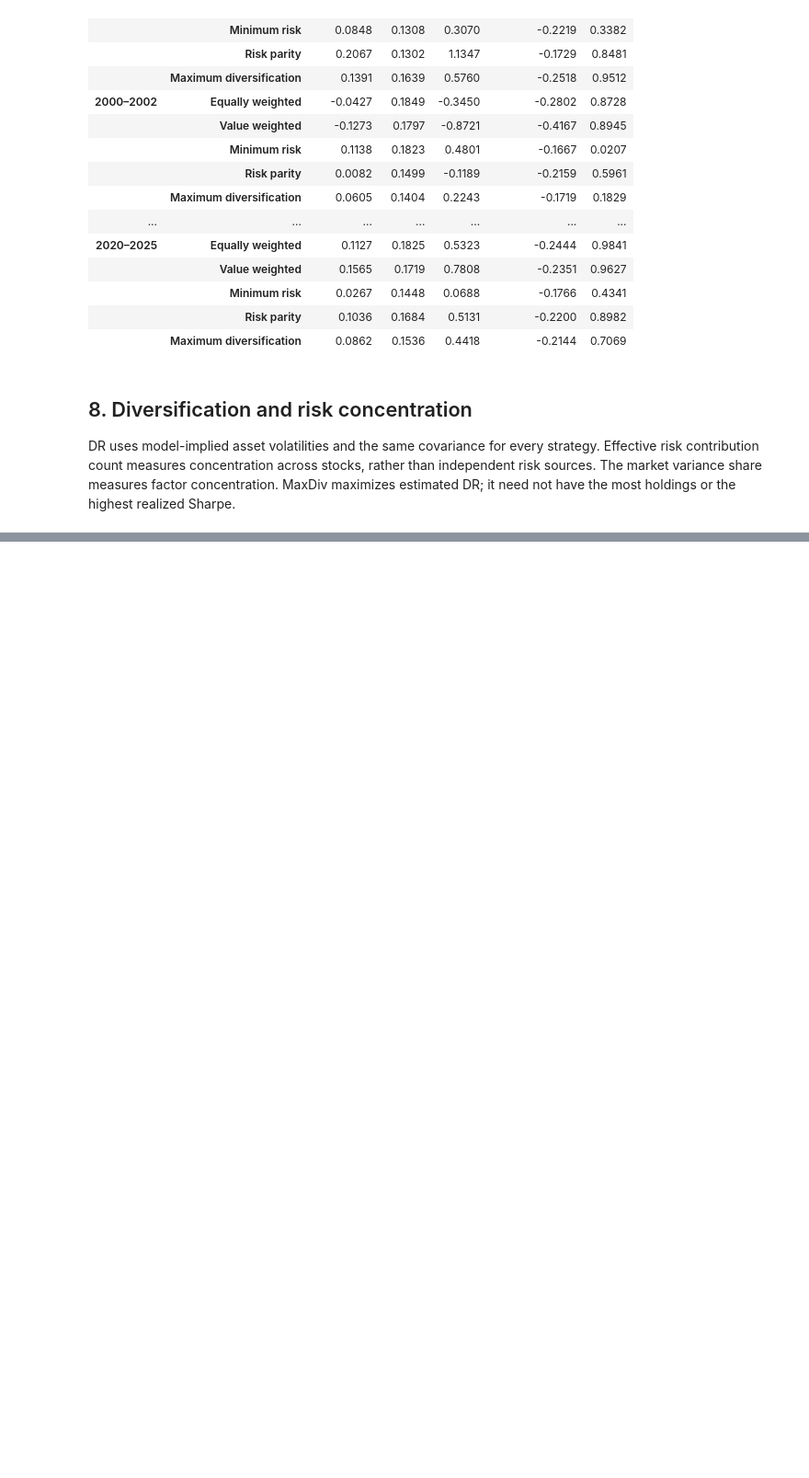
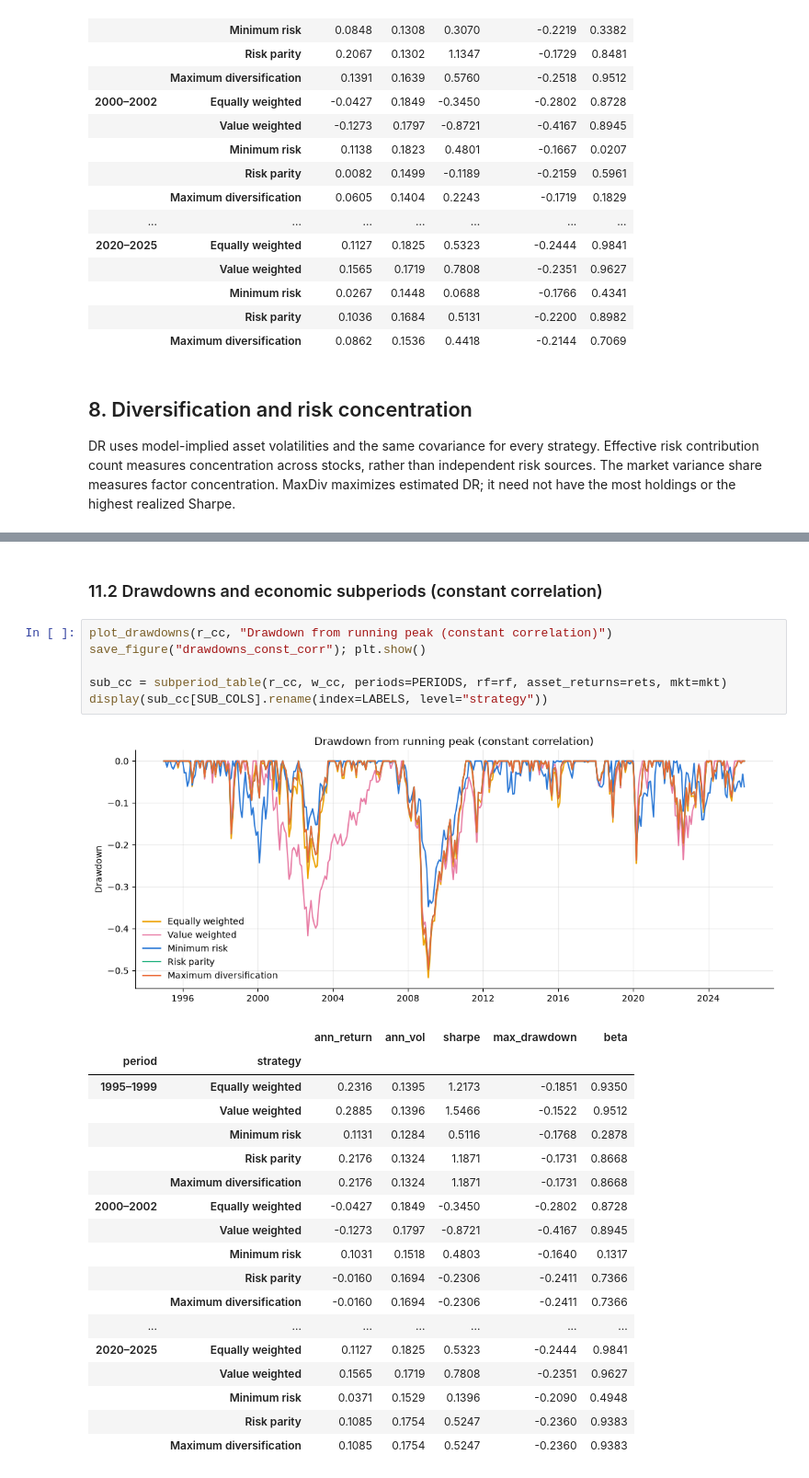
Before and after one commit to Yolandayx929/Fall26-Financial-Optimization-Final-Project, a Jupyter notebook: final/project_demo.ipynb, the cells around one changed output, grey strips where cells are left out. Shown at 92% size. Cells and saved outputs as stored; diff of their text form; blank space fills up the shorter version.

```diff
--- a/final/project_demo.ipynb
+++ b/final/project_demo.ipynb
@@ -412,0 +508,28 @@ Maximum risk-parity contribution dispersion: 2.46e-14
+# %% [markdown]
+### 11.2 Drawdowns and economic subperiods (constant correlation)
+# %%
+plot_drawdowns(r_cc, "Drawdown from running peak (constant correlation)")
+save_figure("drawdowns_const_corr"); plt.show()
+
+sub_cc = subperiod_table(r_cc, w_cc, periods=PERIODS, rf=rf, asset_returns=rets, mkt=mkt)
+display(sub_cc[SUB_COLS].rename(index=LABELS, level="strategy"))
+# %% [output]
+[figure, added]
+|  |  | ann_return | ann_vol | sharpe | max_drawdown | beta |
+| period | strategy |  |  |  |  |  |
+| 1995–1999 | Equally weighted | 0.2316 | 0.1395 | 1.2173 | -0.1851 | 0.9350 |
+|  | Value weighted | 0.2885 | 0.1396 | 1.5466 | -0.1522 | 0.9512 |
+|  | Minimum risk | 0.1131 | 0.1284 | 0.5116 | -0.1768 | 0.2878 |
+|  | Risk parity | 0.2176 | 0.1324 | 1.1871 | -0.1731 | 0.8668 |
+|  | Maximum diversification | 0.2176 | 0.1324 | 1.1871 | -0.1731 | 0.8668 |
+| 2000–2002 | Equally weighted | -0.0427 | 0.1849 | -0.3450 | -0.2802 | 0.8728 |
+|  | Value weighted | -0.1273 | 0.1797 | -0.8721 | -0.4167 | 0.8945 |
+|  | Minimum risk | 0.1031 | 0.1518 | 0.4803 | -0.1640 | 0.1317 |
+|  | Risk parity | -0.0160 | 0.1694 | -0.2306 | -0.2411 | 0.7366 |
+|  | Maximum diversification | -0.0160 | 0.1694 | -0.2306 | -0.2411 | 0.7366 |
+| ... | ... | ... | ... | ... | ... | ... |
+| 2020–2025 | Equally weighted | 0.1127 | 0.1825 | 0.5323 | -0.2444 | 0.9841 |
+|  | Value weighted | 0.1565 | 0.1719 | 0.7808 | -0.2351 | 0.9627 |
+|  | Minimum risk | 0.0371 | 0.1529 | 0.1396 | -0.2090 | 0.4948 |
+|  | Risk parity | 0.1085 | 0.1754 | 0.5247 | -0.2360 | 0.9383 |
+|  | Maximum diversification | 0.1085 | 0.1754 | 0.5247 | -0.2360 | 0.9383 |
```
Also changed, not shown: parts of 35 cells of this notebook, 27 other files.
